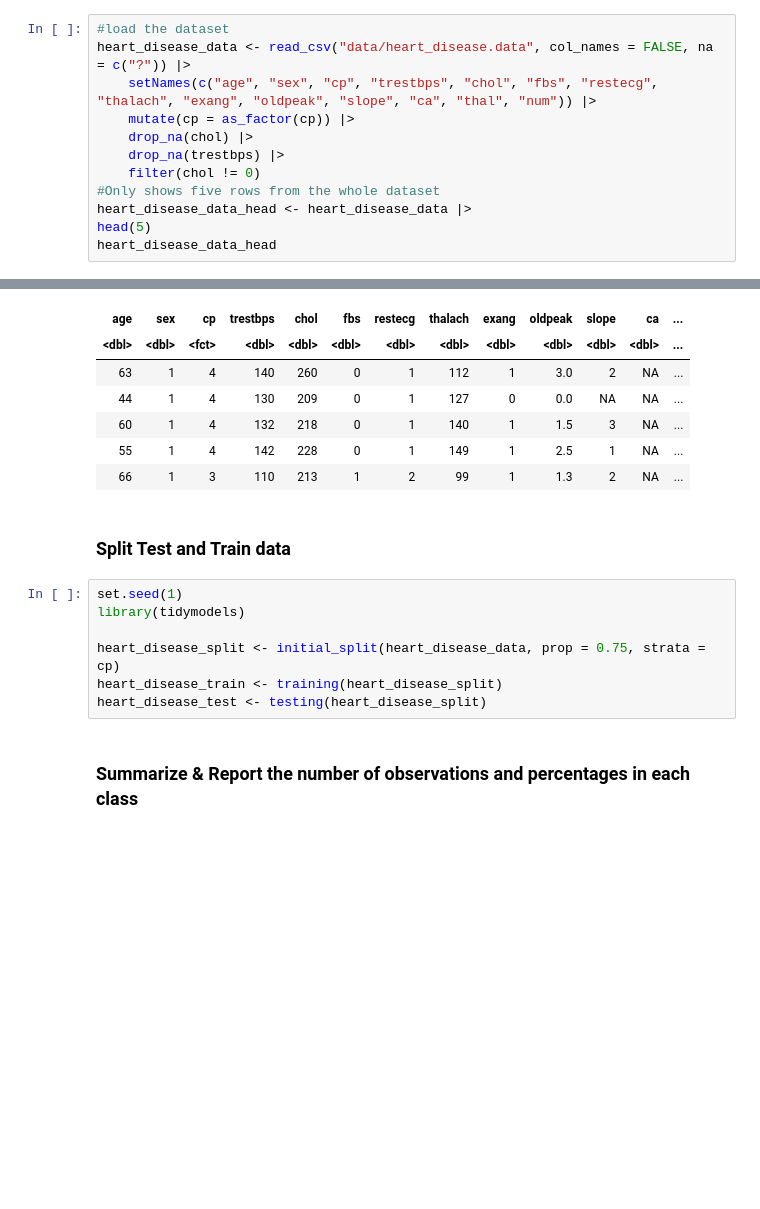
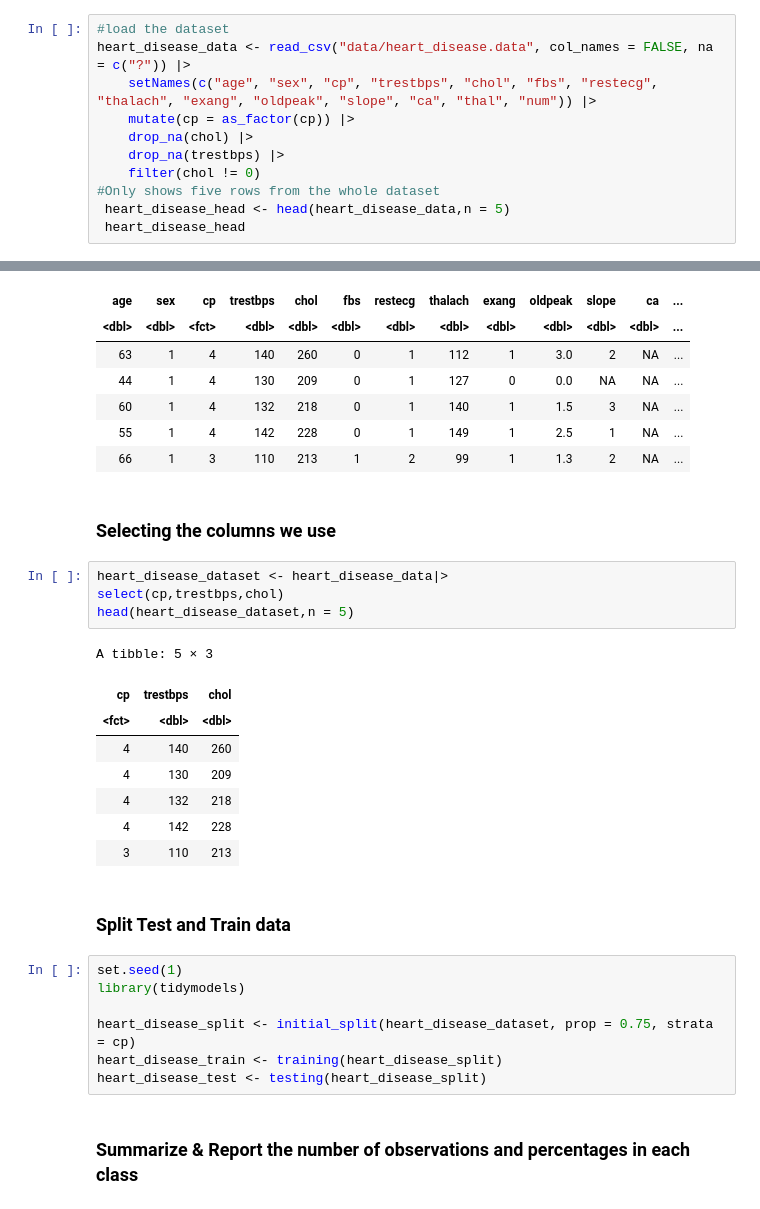
Before and after one commit to drkchu/chest-pain-classification, a Jupyter notebook: heart_disease.ipynb, the cells around one changed output, grey strips where cells are left out. Drawn from its saved outputs; the diff is of its cells as text; blank space fills up the shorter version.

```diff
--- a/heart_disease.ipynb
+++ b/heart_disease.ipynb
@@ -29,9 +29,8 @@ heart_disease_data <- read_csv("data/heart_disease.data", col_names = FALSE, na
     drop_na(trestbps) |>
     filter(chol != 0)
 #Only shows five rows from the whole dataset
-heart_disease_data_head <- heart_disease_data |>
-head(5)
-heart_disease_data_head
+ heart_disease_head <- head(heart_disease_data,n = 5)
+ heart_disease_head
 # %% [output]
 Rows: 200 Columns: 14
 ── Column specification ────────────────────────────────────────────────────────
@@ -48,13 +47,28 @@ A tibble: 5 × 14
 | 60 | 1 | 4 | 132 | 218 | 0 | 1 | 140 | 1 | 1.5 | 3 | NA | ... |
 | 55 | 1 | 4 | 142 | 228 | 0 | 1 | 149 | 1 | 2.5 | 1 | NA | ... |
 | 66 | 1 | 3 | 110 | 213 | 1 | 2 | 99 | 1 | 1.3 | 2 | NA | ... |
+# %% [markdown]
+### Selecting the columns we use
+# %%
+heart_disease_dataset <- heart_disease_data|>
+select(cp,trestbps,chol)
+head(heart_disease_dataset,n = 5)
+# %% [output]
+A tibble: 5 × 3
+| cp | trestbps | chol |
+| <fct> | <dbl> | <dbl> |
+| 4 | 140 | 260 |
+| 4 | 130 | 209 |
+| 4 | 132 | 218 |
+| 4 | 142 | 228 |
+| 3 | 110 | 213 |
 # %% [markdown]
 ### Split Test and Train data
 # %%
 set.seed(1)
 library(tidymodels)
 
-heart_disease_split <- initial_split(heart_disease_data, prop = 0.75, strata = cp)
+heart_disease_split <- initial_split(heart_disease_dataset, prop = 0.75, strata = cp)
 heart_disease_train <- training(heart_disease_split)
 heart_disease_test <- testing(heart_disease_split)
 # %% [markdown]
```
Also changed, not shown: parts of 4 cells of this notebook.
